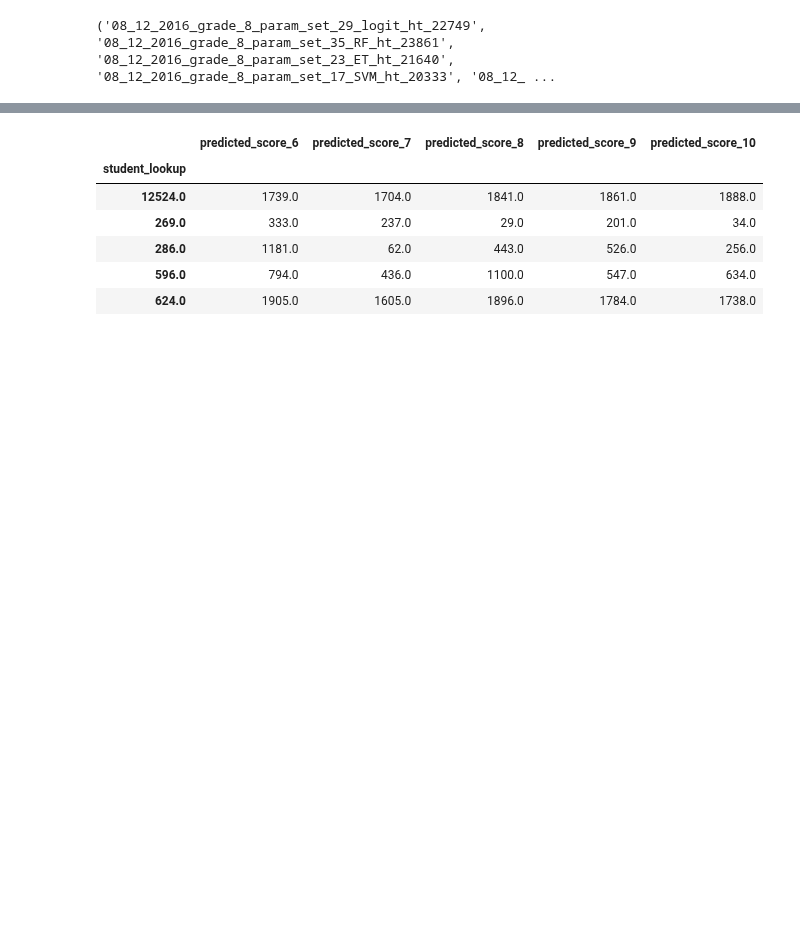
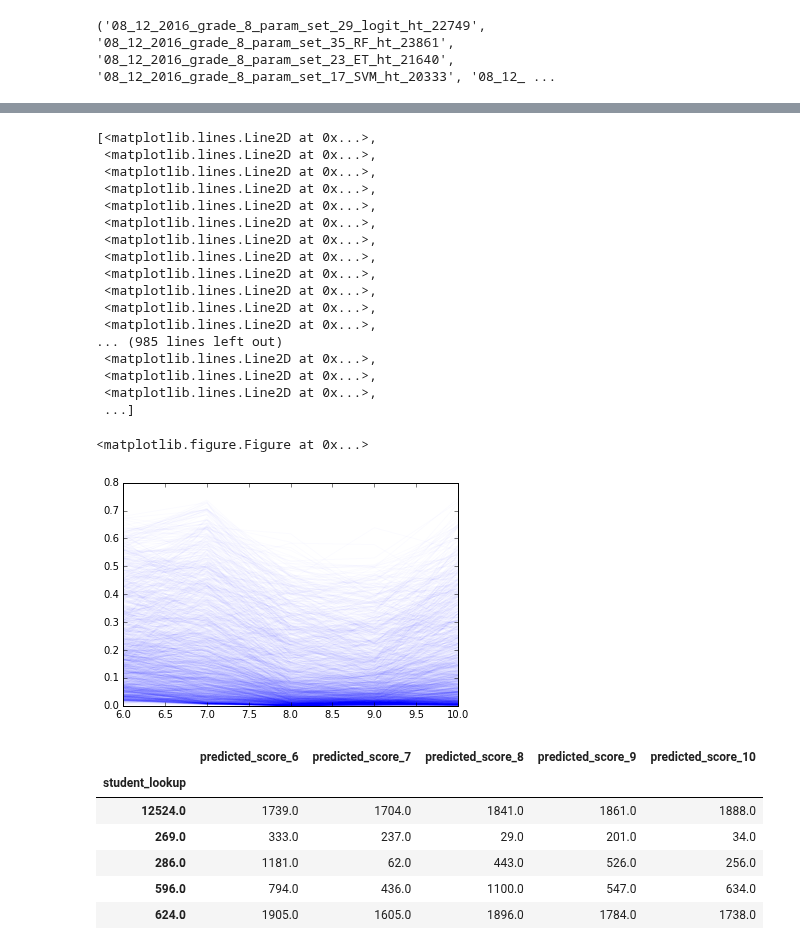
Before and after one commit to jgutman/mvesc, a Jupyter notebook: Models_Results/prediction_grade.ipynb, the cells around one changed output, grey strips where cells are left out. Saved outputs shown, nothing was run; the diff lists cells and outputs as text; code cells hidden in the pictures; blank space fills up the shorter version.

```diff
--- a/Models_Results/prediction_grade.ipynb
+++ b/Models_Results/prediction_grade.ipynb
@@ -194,9 +193,29 @@ plt.savefig('precision_comparison.png')
 # %%
 plt.clf()
 fig1, ax1 = plt.subplots()
-ax1.plot(range(6,11), scores['logit'].rank(ascending=False).as_matrix().transpose(), alpha=0.015, color = 'b')
+ax1.plot(range(6,11), scores['RF'].as_matrix().transpose(), alpha=0.015, color = 'b')
 
 #[scores.rank().std(axis=1).le(250) & scores.rank().std(axis=1).ge(200)]
+# %% [output]
+[<matplotlib.lines.Line2D at 0x...>,
+ <matplotlib.lines.Line2D at 0x...>,
+ <matplotlib.lines.Line2D at 0x...>,
+ <matplotlib.lines.Line2D at 0x...>,
+ <matplotlib.lines.Line2D at 0x...>,
+ <matplotlib.lines.Line2D at 0x...>,
+ <matplotlib.lines.Line2D at 0x...>,
+ <matplotlib.lines.Line2D at 0x...>,
+ <matplotlib.lines.Line2D at 0x...>,
+ <matplotlib.lines.Line2D at 0x...>,
+ <matplotlib.lines.Line2D at 0x...>,
+ <matplotlib.lines.Line2D at 0x...>,
+... (985 lines left out)
+ <matplotlib.lines.Line2D at 0x...>,
+ <matplotlib.lines.Line2D at 0x...>,
+ <matplotlib.lines.Line2D at 0x...>,
+ ...]
+<matplotlib.figure.Figure at 0x...>
+[figure, added]
 # %%
 scores.rank().head()
 # %% [output]
```
Also changed, not shown: parts of 5 cells of this notebook, 1 other file.
